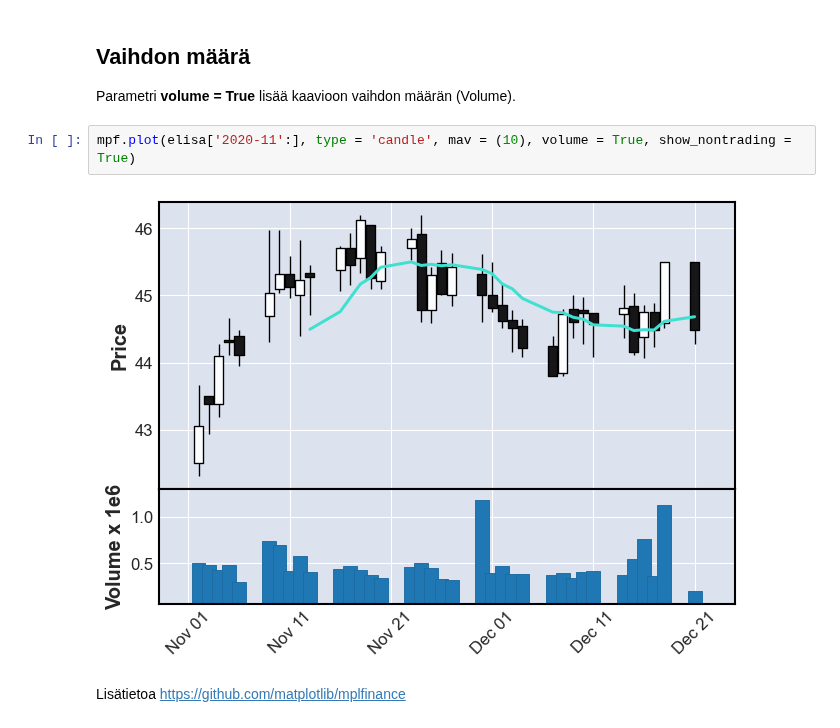
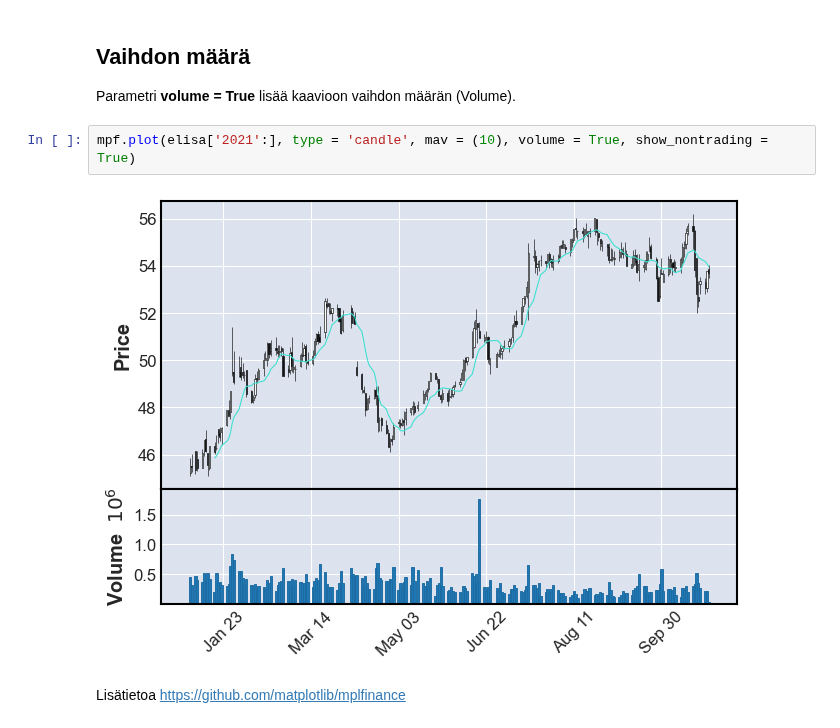
Before and after one commit to taanila/aikasarjat, a Jupyter notebook: mplfinance.ipynb, the cells around one changed output. Cells and saved outputs as stored; diff of their text form.

```diff
--- a/mplfinance.ipynb
+++ b/mplfinance.ipynb
@@ -66,8 +71,8 @@ mpf.plot(elisa['2017':], type = 'line', mav = (50, 150))
 
 Parametri <b>volume = True</b> lisää kaavioon vaihdon määrän (Volume).
 # %%
-mpf.plot(elisa['2020-11':], type = 'candle', mav = (10), volume = True, show_nontrading = True)
+mpf.plot(elisa['2021':], type = 'candle', mav = (10), volume = True, show_nontrading = True)
 # %% [output]
-[figure, old version]
+[figure, new version]
 # %% [markdown]
 Lisätietoa https://github.com/matplotlib/mplfinance
```
Also changed, not shown: parts of 5 cells of this notebook.
